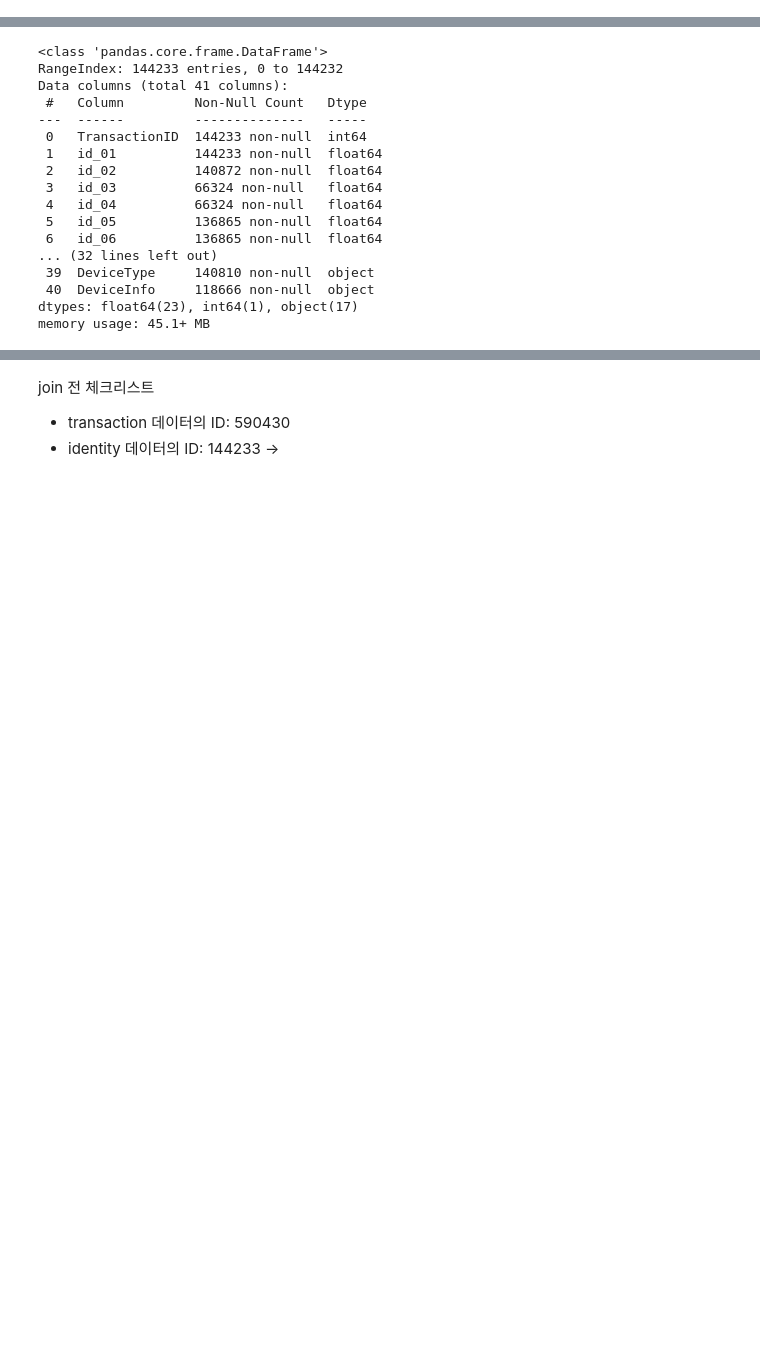
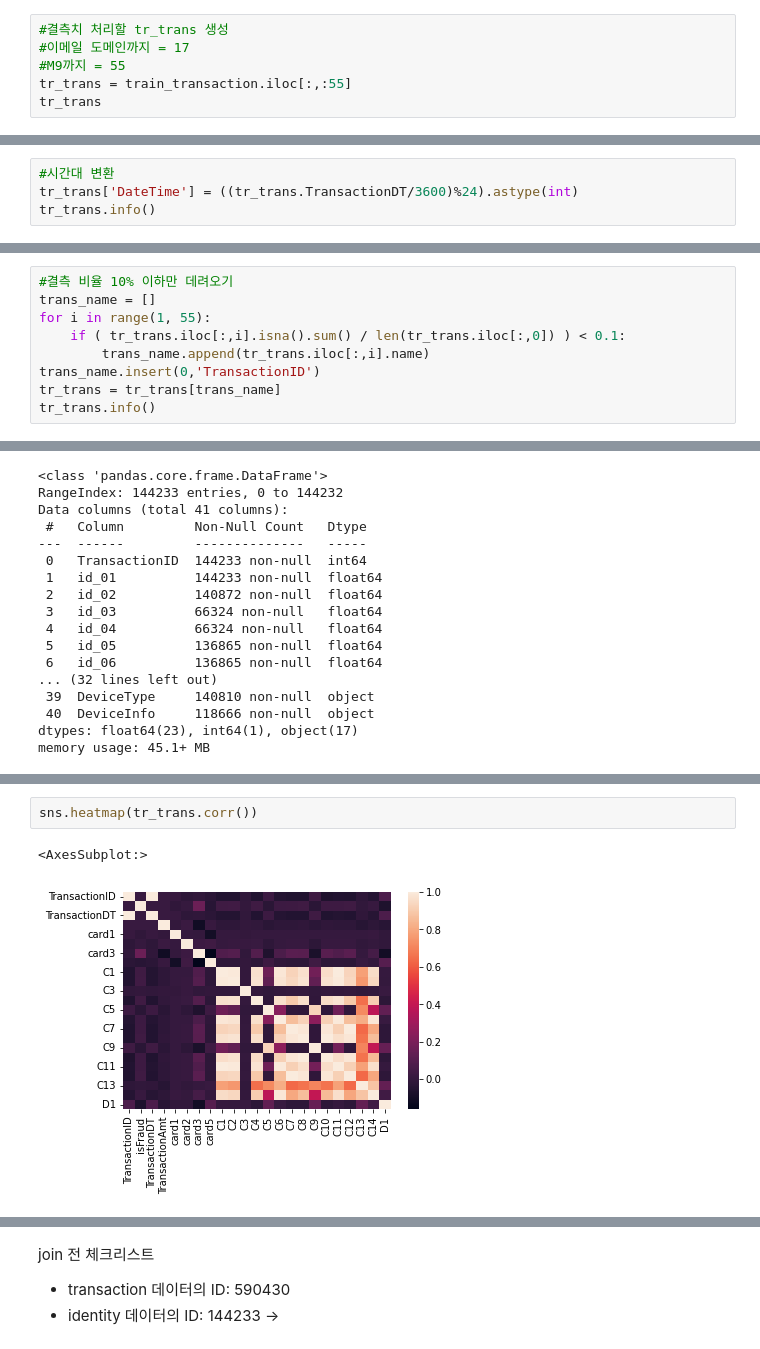
Before and after one commit to YI-Hongju/IEEE-CIS_Fraud_Detection, a Jupyter notebook: fraud_EDA_jieun.ipynb, the cells around one changed output, grey strips where cells are left out. Saved outputs shown, nothing was run; the diff lists cells and outputs as text; blank space fills up the shorter version.

```diff
--- a/fraud_EDA_jieun.ipynb
+++ b/fraud_EDA_jieun.ipynb
@@ -177,0 +99,6 @@ memory usage: 48.5+ MB
+# %%
+#결측치 처리할 tr_trans 생성
+#이메일 도메인까지 = 17
+#M9까지 = 55
+tr_trans = train_transaction.iloc[:,:55]
+tr_trans
@@ -177,0 +119,4 @@ memory usage: 48.5+ MB
+# %%
+#시간대 변환
+tr_trans['DateTime'] = ((tr_trans.TransactionDT/3600)%24).astype(int)
+tr_trans.info()
@@ -177,0 +161,9 @@ memory usage: 48.5+ MB
+# %%
+#결측 비율 10% 이하만 데려오기
+trans_name = []
+for i in range(1, 55):
+    if ( tr_trans.iloc[:,i].isna().sum() / len(tr_trans.iloc[:,0]) ) < 0.1:
+        trans_name.append(tr_trans.iloc[:,i].name)
+trans_name.insert(0,'TransactionID')
+tr_trans = tr_trans[trans_name]
+tr_trans.info()
@@ -274,0 +357,5 @@ AttributeError: 'PlotAccessor' object has no attribute 'heat'
+# %%
+sns.heatmap(tr_trans.corr())
+# %% [output]
+<AxesSubplot:>
+[figure, added]
```
Also changed, not shown: parts of 39 cells of this notebook.
